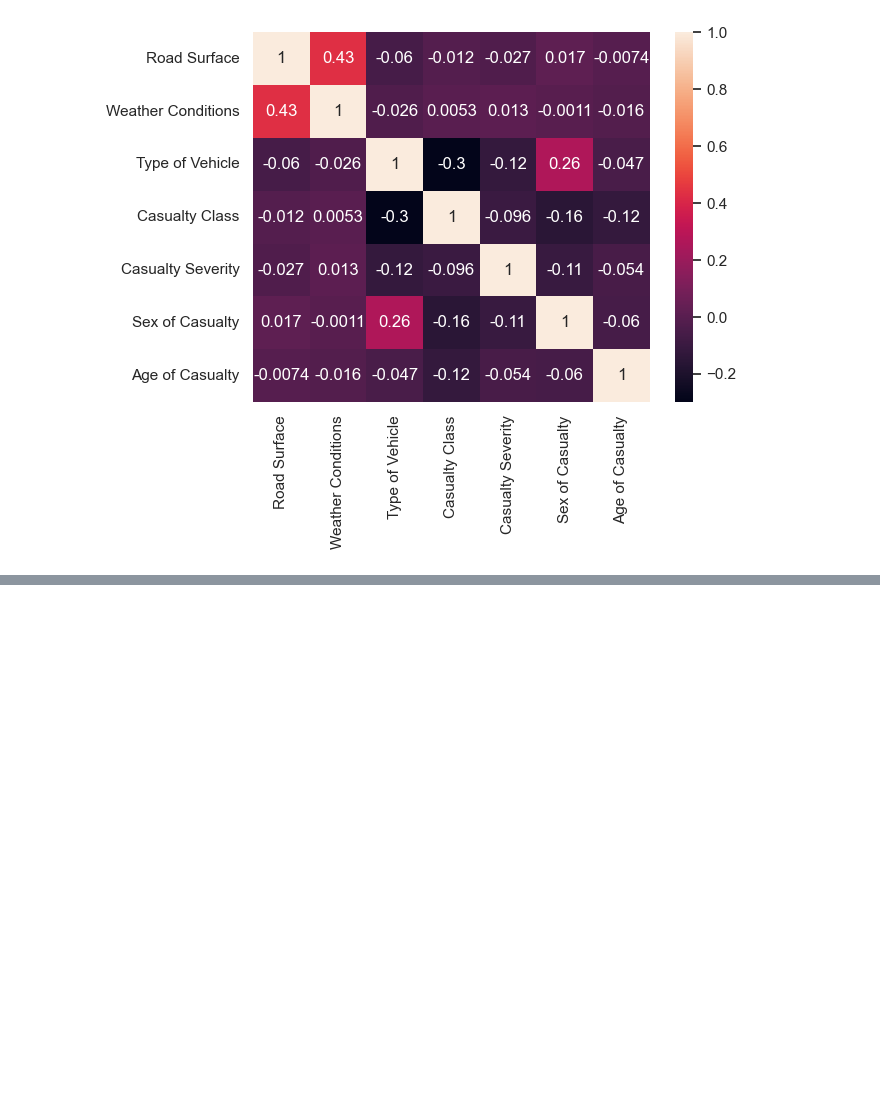
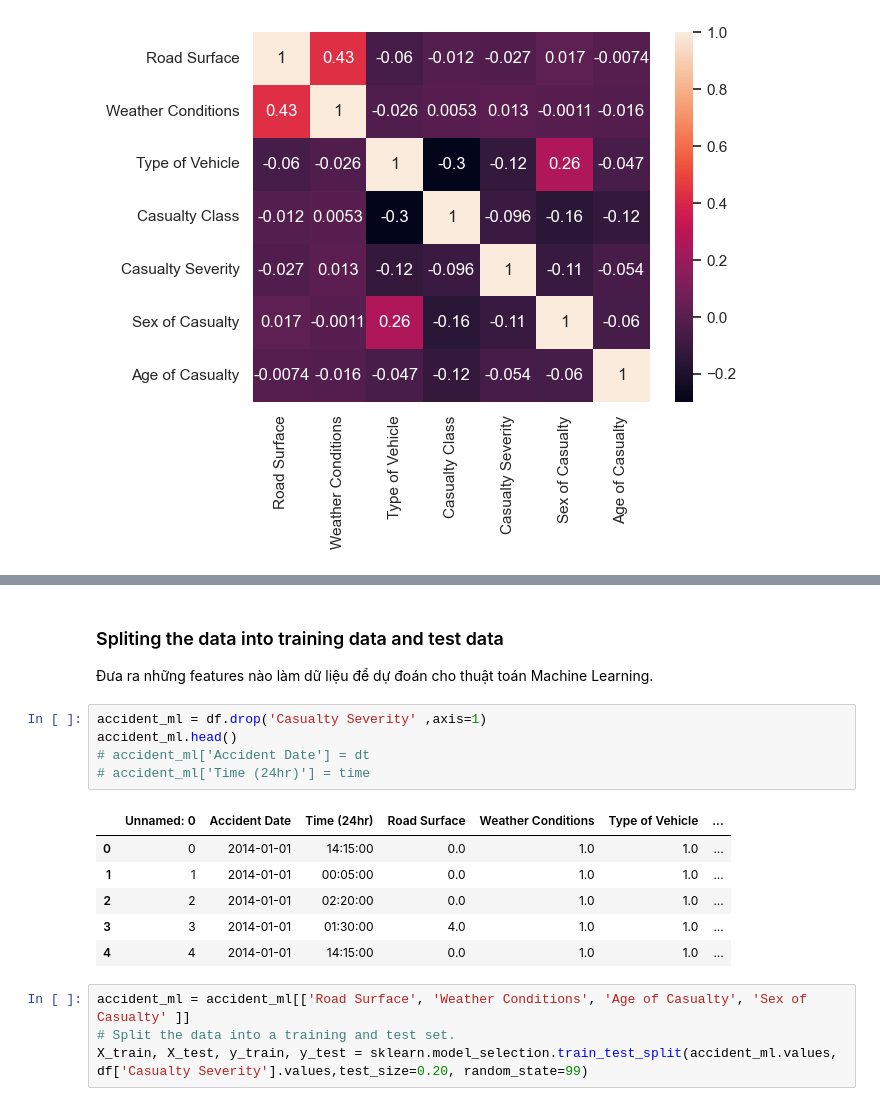
Before and after one commit to laitoanthang/KHDL-PythonForDS, a Jupyter notebook: Modeling.ipynb, the cells around one changed output, grey strips where cells are left out. Saved outputs shown, nothing was run; the diff lists cells and outputs as text; blank space fills up the shorter version.

Commit message:
Machine Learning Algorithms

```diff
--- a/Modeling.ipynb
+++ b/Modeling.ipynb
@@ -196,0 +209,19 @@ Phân tích
+# %% [markdown]
+### Spliting the data into training data and test data
+Đưa ra những features nào làm dữ liệu để dự đoán cho thuật toán Machine Learning.
+# %%
+accident_ml = df.drop('Casualty Severity' ,axis=1)
+accident_ml.head()
+# accident_ml['Accident Date'] = dt
+# accident_ml['Time (24hr)'] = time
+# %% [output]
+|  | Unnamed: 0 | Accident Date | Time (24hr) | Road Surface | Weather Conditions | Type of Vehicle | ... |
+| 0 | 0 | 2014-01-01 | 14:15:00 | 0.0 | 1.0 | 1.0 | ... |
+| 1 | 1 | 2014-01-01 | 00:05:00 | 0.0 | 1.0 | 1.0 | ... |
+| 2 | 2 | 2014-01-01 | 02:20:00 | 0.0 | 1.0 | 1.0 | ... |
+| 3 | 3 | 2014-01-01 | 01:30:00 | 4.0 | 1.0 | 1.0 | ... |
+| 4 | 4 | 2014-01-01 | 14:15:00 | 0.0 | 1.0 | 1.0 | ... |
+# %%
+accident_ml = accident_ml[['Road Surface', 'Weather Conditions', 'Age of Casualty', 'Sex of Casualty' ]]
+# Split the data into a training and test set.
+X_train, X_test, y_train, y_test = sklearn.model_selection.train_test_split(accident_ml.values, df['Casualty Severity'].values,test_size=0.20, random_state=99)
```
Also changed, not shown: parts of 33 cells of this notebook.
